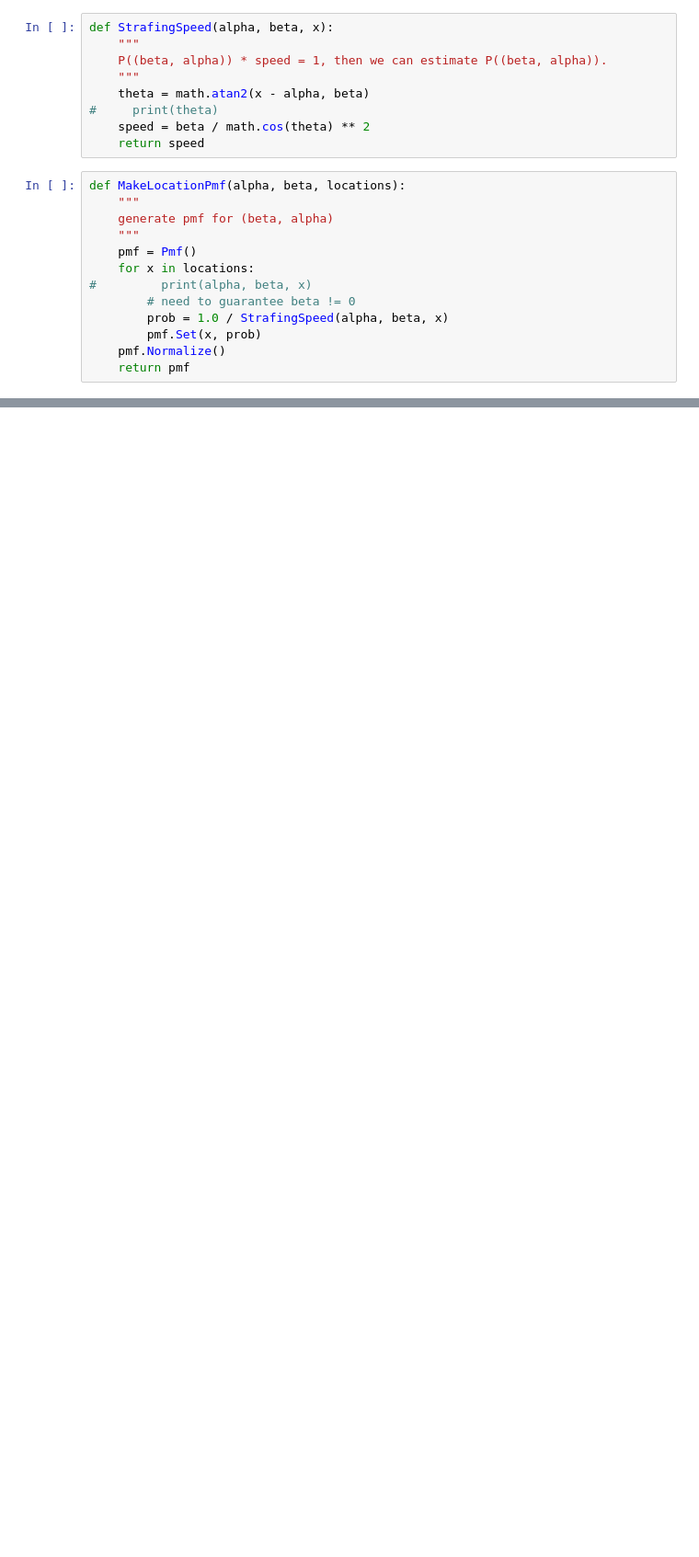
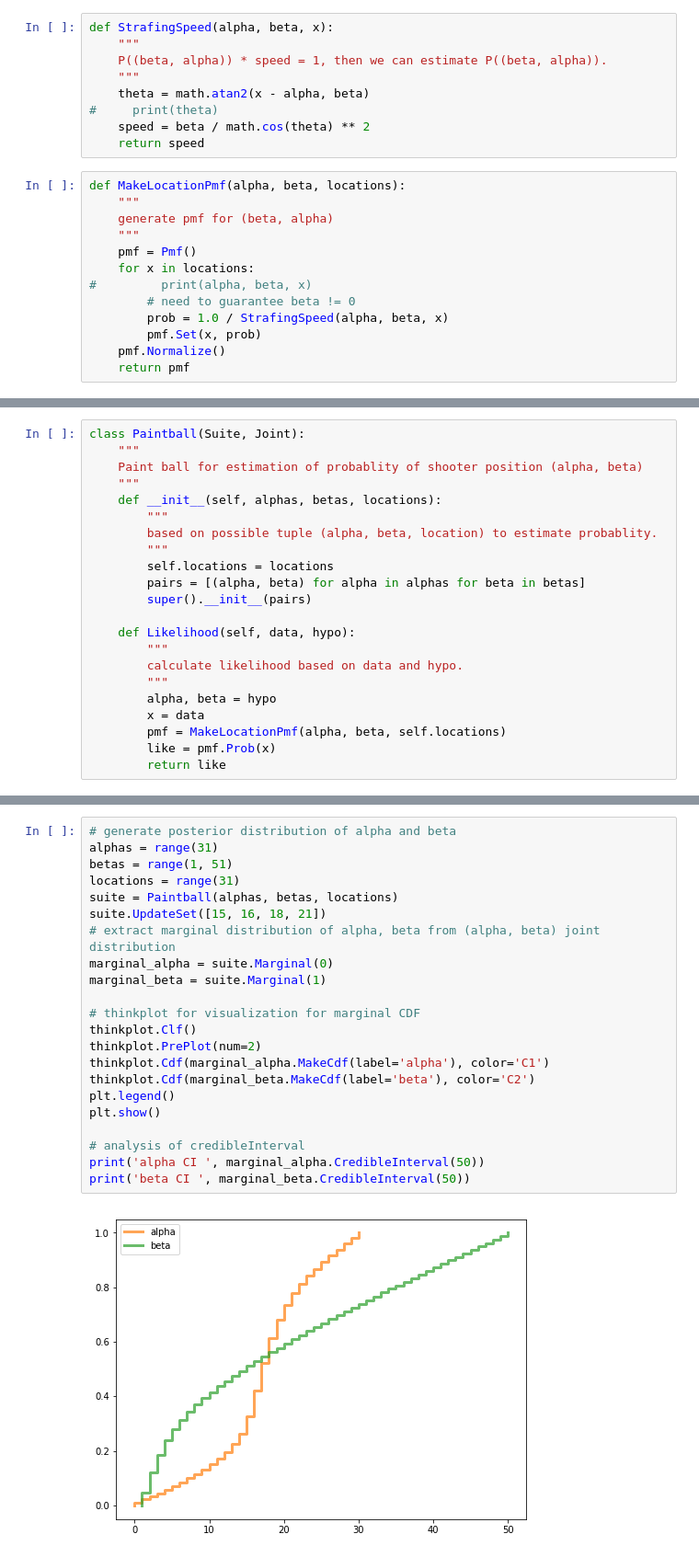
Before and after one commit to llv22/thinkbayes, a Jupyter notebook: chapter9/chapter9_statistic.ipynb, the cells around one changed output, grey strips where cells are left out. Shown at 92% size. Cells and saved outputs as stored; diff of their text form; blank space fills up the shorter version.

```diff
--- a/chapter9/chapter9_statistic.ipynb
+++ b/chapter9/chapter9_statistic.ipynb
@@ -51 +35,23 @@ locations = range(31)
+# %%
+class Paintball(Suite, Joint):
+    """
+    Paint ball for estimation of probablity of shooter position (alpha, beta)
+    """
+    def __init__(self, alphas, betas, locations):
+        """
+        based on possible tuple (alpha, beta, location) to estimate probablity.
+        """
+        self.locations = locations
+        pairs = [(alpha, beta) for alpha in alphas for beta in betas]
+        super().__init__(pairs)
+
+    def Likelihood(self, data, hypo):
+        """
+        calculate likelihood based on data and hypo.
+        """
+        alpha, beta = hypo
+        x = data
+        pmf = MakeLocationPmf(alpha, beta, self.locations)
+        like = pmf.Prob(x)
+        return like
 # %%
@@ -63,0 +79,24 @@ plt.show()
+# %%
+# generate posterior distribution of alpha and beta
+alphas = range(31)
+betas = range(1, 51)
+locations = range(31)
+suite = Paintball(alphas, betas, locations)
+suite.UpdateSet([15, 16, 18, 21])
+# extract marginal distribution of alpha, beta from (alpha, beta) joint distribution
+marginal_alpha = suite.Marginal(0)
+marginal_beta = suite.Marginal(1)
+
+# thinkplot for visualization for marginal CDF
+thinkplot.Clf()
+thinkplot.PrePlot(num=2)
+thinkplot.Cdf(marginal_alpha.MakeCdf(label='alpha'), color='C1')
+thinkplot.Cdf(marginal_beta.MakeCdf(label='beta'), color='C2')
+plt.legend()
+plt.show()
+
+# analysis of credibleInterval
+print('alpha CI ', marginal_alpha.CredibleInterval(50))
+print('beta CI ', marginal_beta.CredibleInterval(50))
+# %% [output]
+[figure, added]
```
Also changed, not shown: parts of 5 cells of this notebook, 1 other file.
